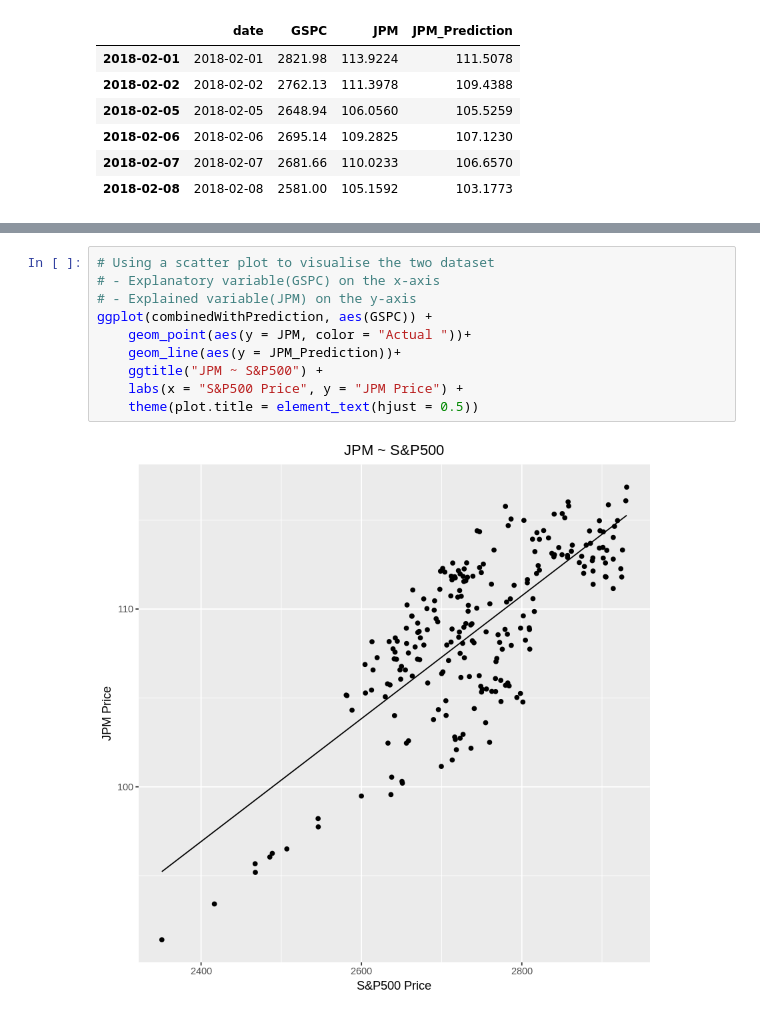
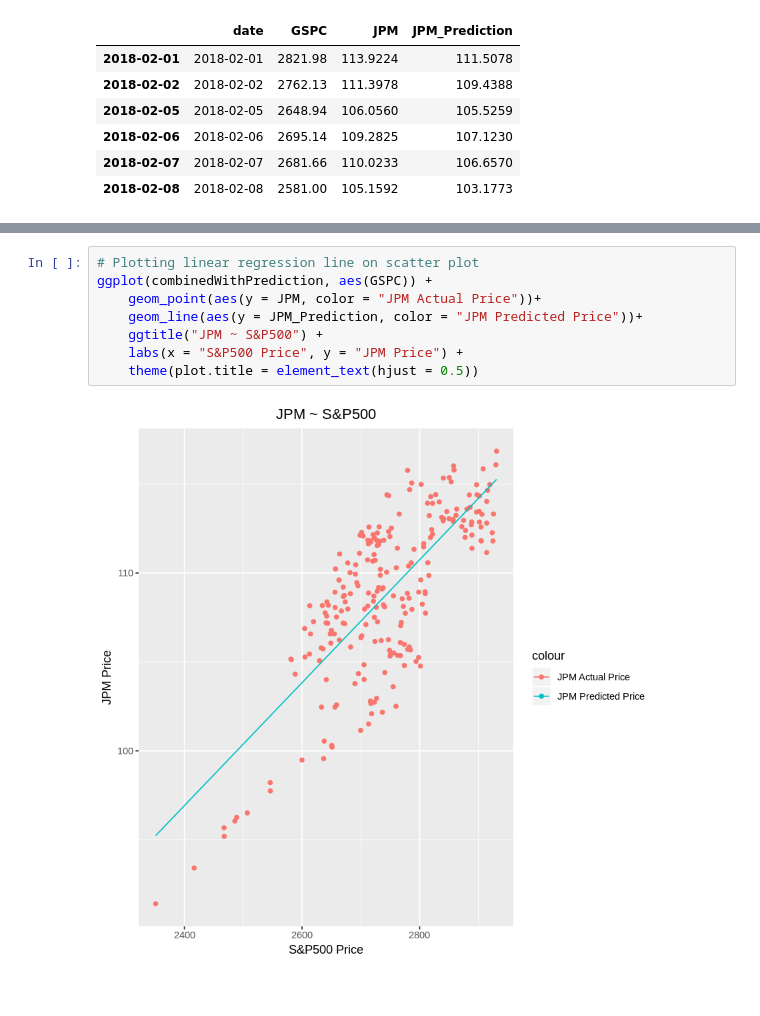
Before and after one commit to yehjxraymond/wqu_econometrics_group_proj, a Jupyter notebook: Linear Regression.ipynb, the cells around one changed output, grey strips where cells are left out. Saved outputs shown, nothing was run; the diff lists cells and outputs as text.

```diff
--- a/Linear Regression.ipynb
+++ b/Linear Regression.ipynb
@@ -134,12 +134,10 @@ ggplot(combinedWithPrediction, aes(date)) +
 # %%
-# Using a scatter plot to visualise the two dataset
-# - Explanatory variable(GSPC) on the x-axis
-# - Explained variable(JPM) on the y-axis
+# Plotting linear regression line on scatter plot
 ggplot(combinedWithPrediction, aes(GSPC)) +
-    geom_point(aes(y = JPM, color = "Actual "))+
-    geom_line(aes(y = JPM_Prediction))+
+    geom_point(aes(y = JPM, color = "JPM Actual Price"))+
+    geom_line(aes(y = JPM_Prediction, color = "JPM Predicted Price"))+
     ggtitle("JPM ~ S&P500") +
     labs(x = "S&P500 Price", y = "JPM Price") +
     theme(plot.title = element_text(hjust = 0.5))
 # %% [output]
-[figure, old version]
+[figure, new version]
```
Also changed, not shown: parts of 1 cell of this notebook.
